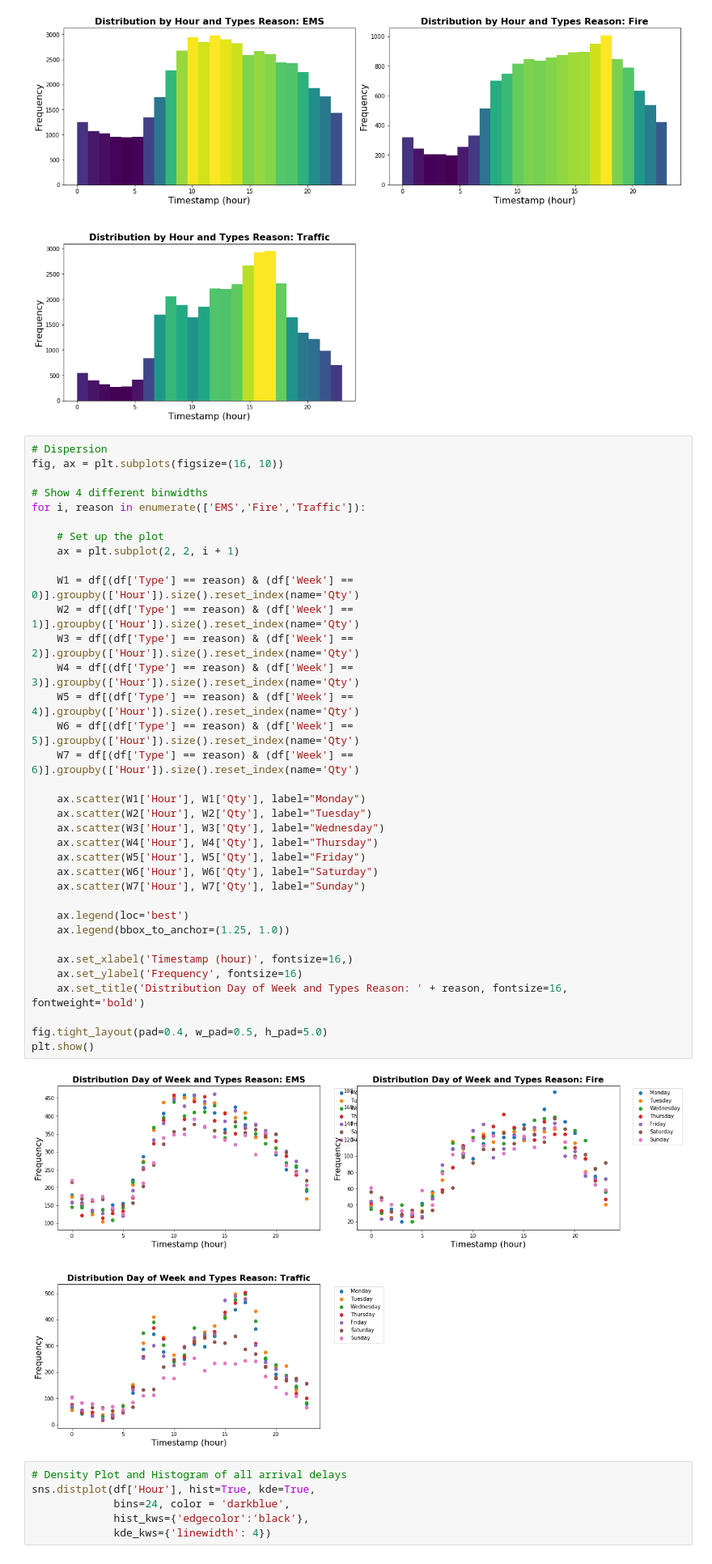
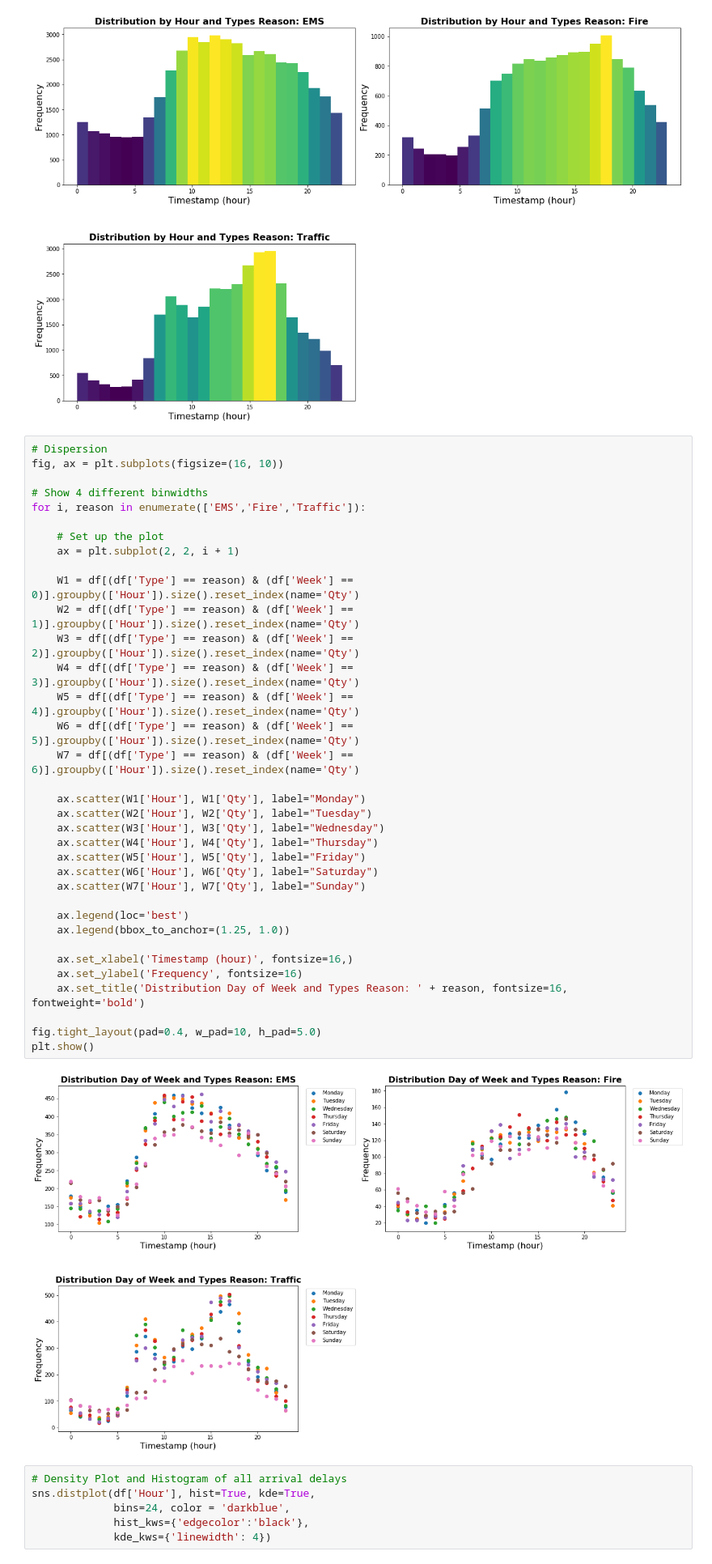
Before and after one commit to aabrantes/datascience, a Jupyter notebook: Trabalho_Apresentação.ipynb, the cells around one changed output. Shown: that part at 81% size. Cells and saved outputs as stored; diff of their text form.

```diff
--- a/Trabalho_Apresentação.ipynb
+++ b/Trabalho_Apresentação.ipynb
@@ -183,35 +183,35 @@ fig, ax = plt.subplots(figsize=(16, 10))
 for i, reason in enumerate(['EMS','Fire','Traffic']):
 
     # Set up the plot
     ax = plt.subplot(2, 2, i + 1)
 
     W1 = df[(df['Type'] == reason) & (df['Week'] == 0)].groupby(['Hour']).size().reset_index(name='Qty')
     W2 = df[(df['Type'] == reason) & (df['Week'] == 1)].groupby(['Hour']).size().reset_index(name='Qty')
     W3 = df[(df['Type'] == reason) & (df['Week'] == 2)].groupby(['Hour']).size().reset_index(name='Qty')
     W4 = df[(df['Type'] == reason) & (df['Week'] == 3)].groupby(['Hour']).size().reset_index(name='Qty')
     W5 = df[(df['Type'] == reason) & (df['Week'] == 4)].groupby(['Hour']).size().reset_index(name='Qty')
     W6 = df[(df['Type'] == reason) & (df['Week'] == 5)].groupby(['Hour']).size().reset_index(name='Qty')
     W7 = df[(df['Type'] == reason) & (df['Week'] == 6)].groupby(['Hour']).size().reset_index(name='Qty')
 
     ax.scatter(W1['Hour'], W1['Qty'], label="Monday")
     ax.scatter(W2['Hour'], W2['Qty'], label="Tuesday")
     ax.scatter(W3['Hour'], W3['Qty'], label="Wednesday")
     ax.scatter(W4['Hour'], W4['Qty'], label="Thursday")
     ax.scatter(W5['Hour'], W5['Qty'], label="Friday")
     ax.scatter(W6['Hour'], W6['Qty'], label="Saturday")
     ax.scatter(W7['Hour'], W7['Qty'], label="Sunday")
 
     ax.legend(loc='best')
     ax.legend(bbox_to_anchor=(1.25, 1.0))
 
     ax.set_xlabel('Timestamp (hour)', fontsize=16,)
     ax.set_ylabel('Frequency', fontsize=16)
     ax.set_title('Distribution Day of Week and Types Reason: ' + reason, fontsize=16, fontweight='bold')
 
-fig.tight_layout(pad=0.4, w_pad=0.5, h_pad=5.0)
+fig.tight_layout(pad=0.4, w_pad=10, h_pad=5.0)
 plt.show()
 # %% [output]
-[figure, old version]
+[figure, new version]
 # %%
 # Density Plot and Histogram of all arrival delays
 sns.distplot(df['Hour'], hist=True, kde=True,
```
